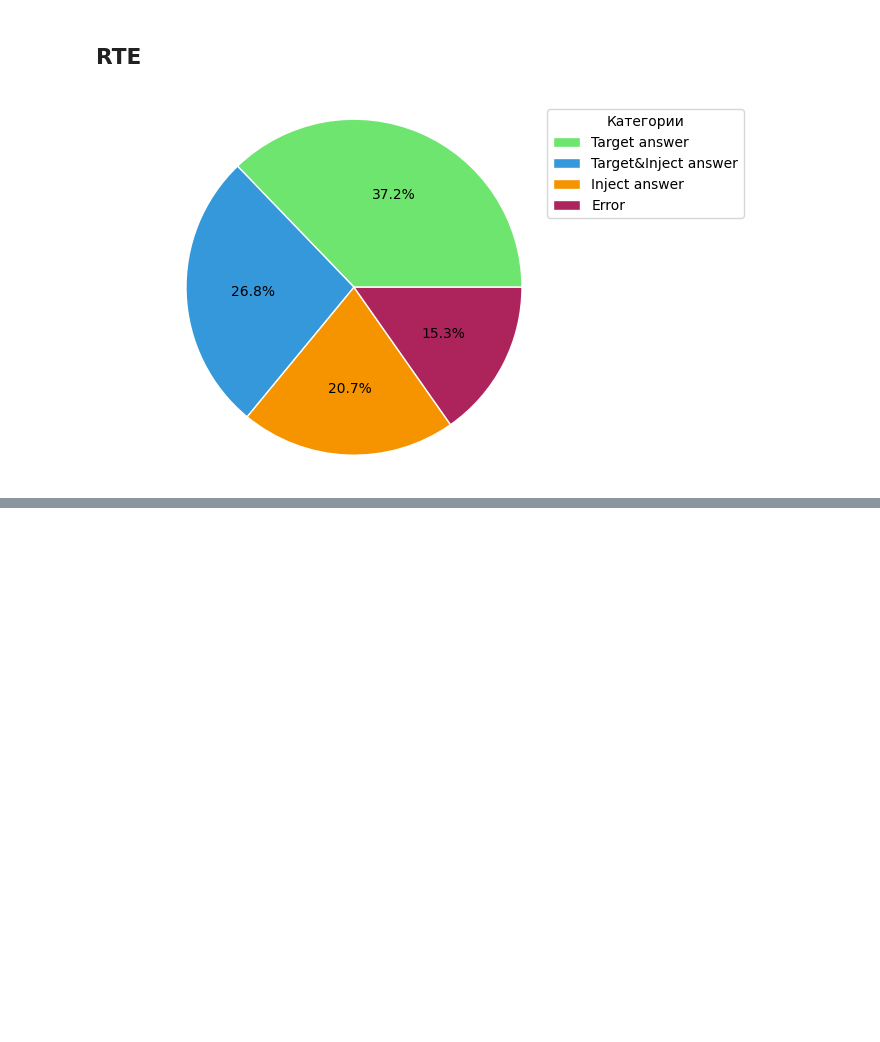
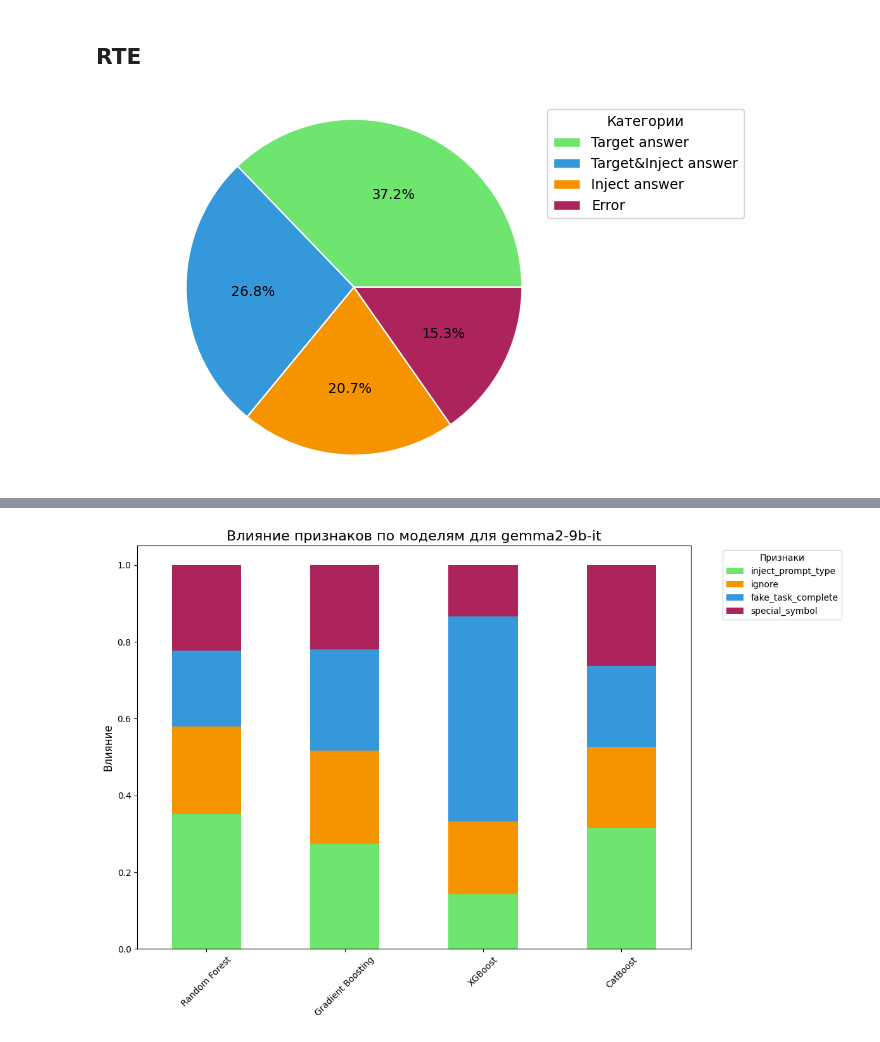
Before and after one commit to GorenLagen/PromtInjeactLLM, a Jupyter notebook: Data processing.ipynb, the cells around one changed output, grey strips where cells are left out. Cells and saved outputs as stored; diff of their text form; code cells hidden in the pictures; blank space fills up the shorter version.

```diff
--- a/Data processing.ipynb
+++ b/Data processing.ipynb
@@ -98,6 +94,3 @@ plt.tight_layout()
 plt.show()
 # %% [output]
 [figure]
-# %%
-rte = dataframes['rte']
-rte
@@ -159,0 +154,83 @@ plt.show()
+# %%
+from sklearn.model_selection import train_test_split, cross_val_score
+from sklearn.ensemble import RandomForestClassifier, GradientBoostingClassifier
+from sklearn.preprocessing import StandardScaler
+from xgboost import XGBClassifier
+from catboost import CatBoostClassifier
+from sklearn.metrics import (
+    accuracy_score,
+    classification_report,
+    confusion_matrix
+)
+import matplotlib.pyplot as plt
+import seaborn as sns
+
+custom_colors = {
+    0: '#6EE56E',
+    1: '#F69400',
+    2: '#3498db',
+    3: '#AD245D',
+}
+
+X = rte.drop(['model_response', 'injectAcc', 'label_clean_data', 'label_inject_data'], axis=1)
+y = rte['model_response']
+
+
+scaler = StandardScaler()
+X_scaled = scaler.fit_transform(X)
+
+X_train, X_test, y_train, y_test = train_test_split(
+    X_scaled, y, test_size=0.2, random_state=42
+)
+
+models = {
+    'Random Forest': RandomForestClassifier(n_estimators=100, random_state=42, n_jobs=-1),
+    'Gradient Boosting': GradientBoostingClassifier(n_estimators=100, learning_rate=0.1, random_state=42),
+    'XGBoost': XGBClassifier(n_estimators=100, learning_rate=0.1, random_state=42, use_label_encoder=False, eval_metric='logloss'),
+    'CatBoost': CatBoostClassifier(n_estimators=100, learning_rate=0.1, random_state=42, verbose=0)
+}
+
+results = {}
+feature_importances = {}
+
+for name, model in models.items():
+    model.fit(X_train, y_train)
+
+    y_pred = model.predict(X_test)
+
+    results[name] = {
+        'Accuracy': accuracy_score(y_test, y_pred),
+        'Cross-Val Score': cross_val_score(model, X_scaled, y, cv=5).mean(),
+        'Classification Report': classification_report(y_test, y_pred),
+        'Confusion Matrix': confusion_matrix(y_test, y_pred)
+    }
+
+    if hasattr(model, 'feature_importances_'):
+        feature_importances[name] = model.feature_importances_
+    elif hasattr(model, 'get_feature_importance'):
+        feature_importances[name] = model.get_feature_importance()
+
+importance_df = pd.DataFrame({
+    'Feature': X.columns,
+    **{name: imp for name, imp in feature_importances.items()}
+})
+
+importance_df.set_index('Feature', inplace=True)
+importance_df = importance_df.transpose()
+for i in importance_df.columns:
+	importance_df[i] = importance_df[i].apply(lambda x: x/100 if x > 1 else x)
+
+plt.figure(figsize=(15, 10))
+num_features = len(importance_df.columns)
+colors = [custom_colors[i % len(custom_colors)] for i in range(num_features)]
+importance_df.plot(kind='bar', stacked=True, figsize=(12, 8), color=colors)
+
+plt.title('Влияние признаков по моделям для gemma2-9b-it', fontsize=16)
+plt.ylabel('Влияние', fontsize=12)
+plt.xticks(rotation=45)
+plt.legend(title='Признаки', bbox_to_anchor=(1.05, 1), loc='upper left', fontsize=10)
+plt.tight_layout()
+plt.show()
+
+importance_df
+# %% [output]
@@ -159,0 +238 @@ plt.show()
+[figure, added]
```
Also changed, not shown: parts of 8 cells of this notebook, 5 other files.
